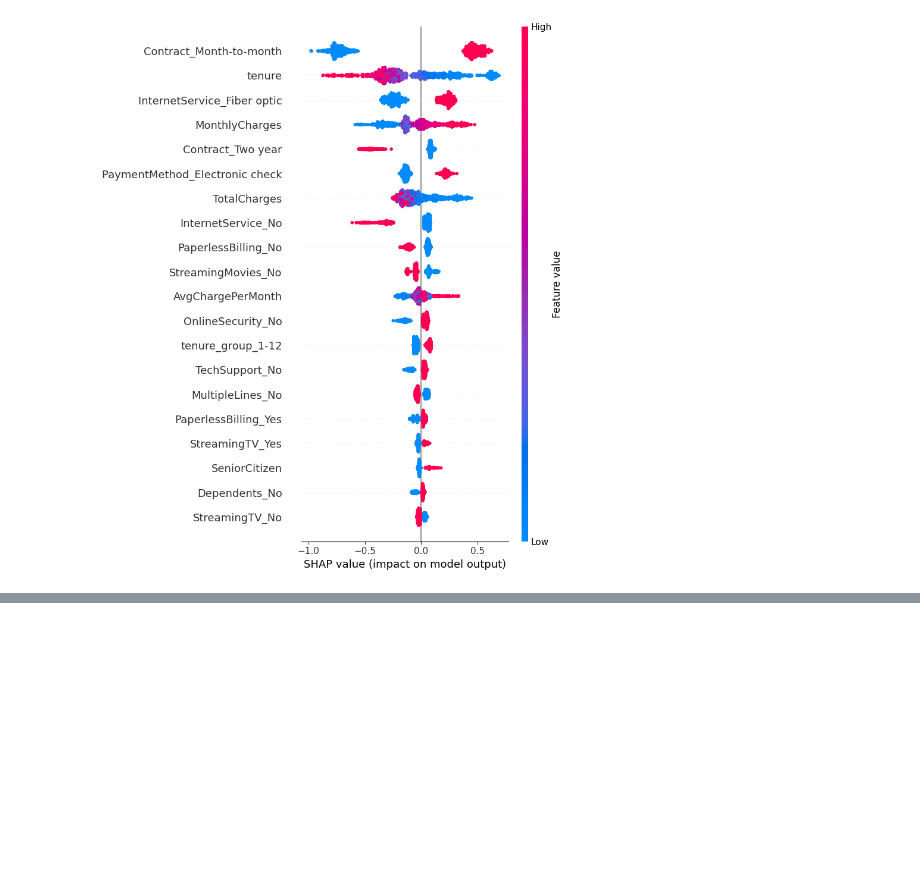
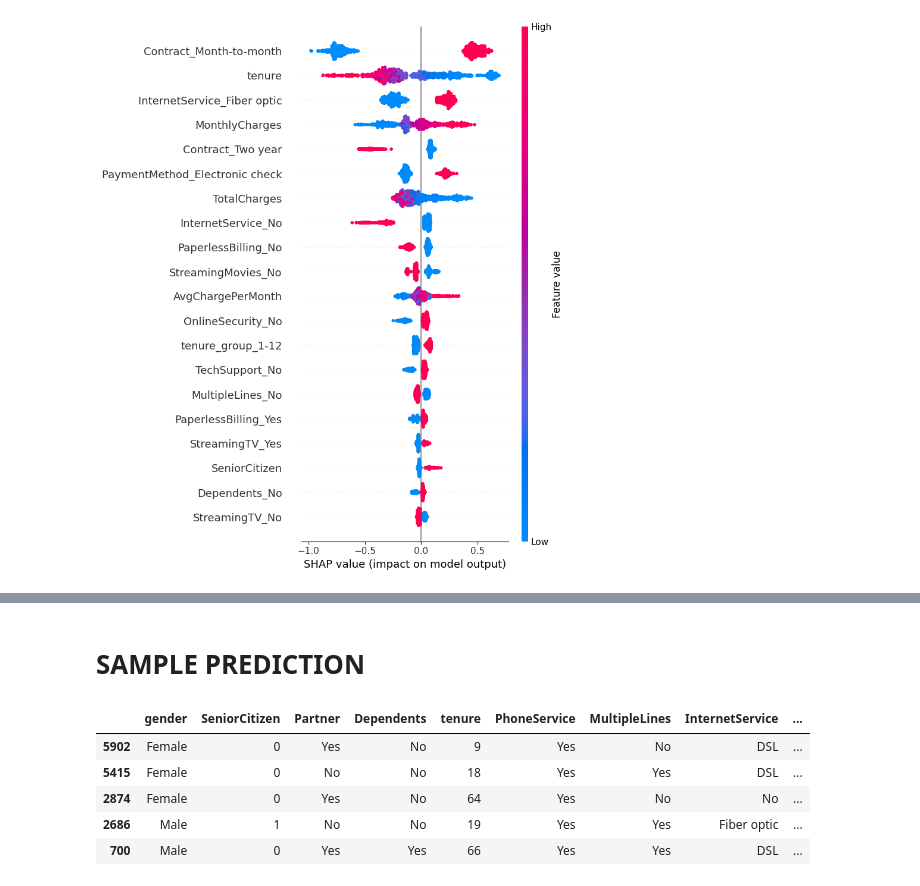
Before and after one commit to Hamza-1711/Customer-Churn-Prediction, a Jupyter notebook: Customer-Churn-Prediction.ipynb, the cells around one changed output, grey strips where cells are left out. Cells and saved outputs as stored; diff of their text form; code cells hidden in the pictures; blank space fills up the shorter version.

```diff
--- a/Customer-Churn-Prediction.ipynb
+++ b/Customer-Churn-Prediction.ipynb
@@ -401,0 +460,18 @@ shap.summary_plot(shap_values, features=X_sample_pre, feature_names=feature_name
+# %% [markdown]
+# SAMPLE PREDICTION
+# %%
+sample = X_test.sample(5, random_state=RANDOM_STATE)
+sample_proba = best_xgb.predict_proba(sample)[:,1]
+sample_pred = best_xgb.predict(sample)
+
+sample_results = sample.copy()
+sample_results['Predicted_Probability'] = sample_proba
+sample_results['Predicted_Churn'] = sample_pred
+sample_results
+# %% [output]
+|  | gender | SeniorCitizen | Partner | Dependents | tenure | PhoneService | MultipleLines | InternetService | ... |
+| 5902 | Female | 0 | Yes | No | 9 | Yes | No | DSL | ... |
+| 5415 | Female | 0 | No | No | 18 | Yes | Yes | DSL | ... |
+| 2874 | Female | 0 | Yes | No | 64 | Yes | No | No | ... |
+| 2686 | Male | 1 | No | No | 19 | Yes | Yes | Fiber optic | ... |
+| 700 | Male | 0 | Yes | Yes | 66 | Yes | Yes | DSL | ... |
```
Also changed, not shown: parts of 3 cells of this notebook.
